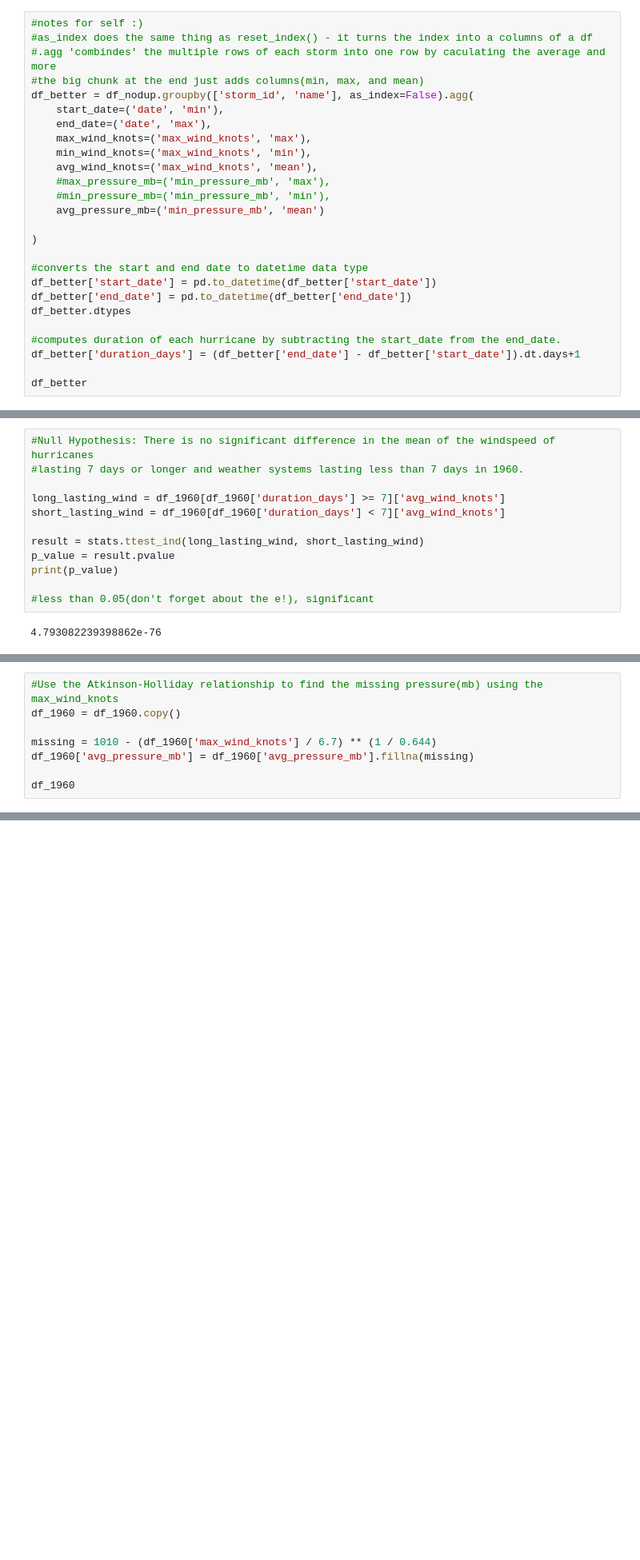
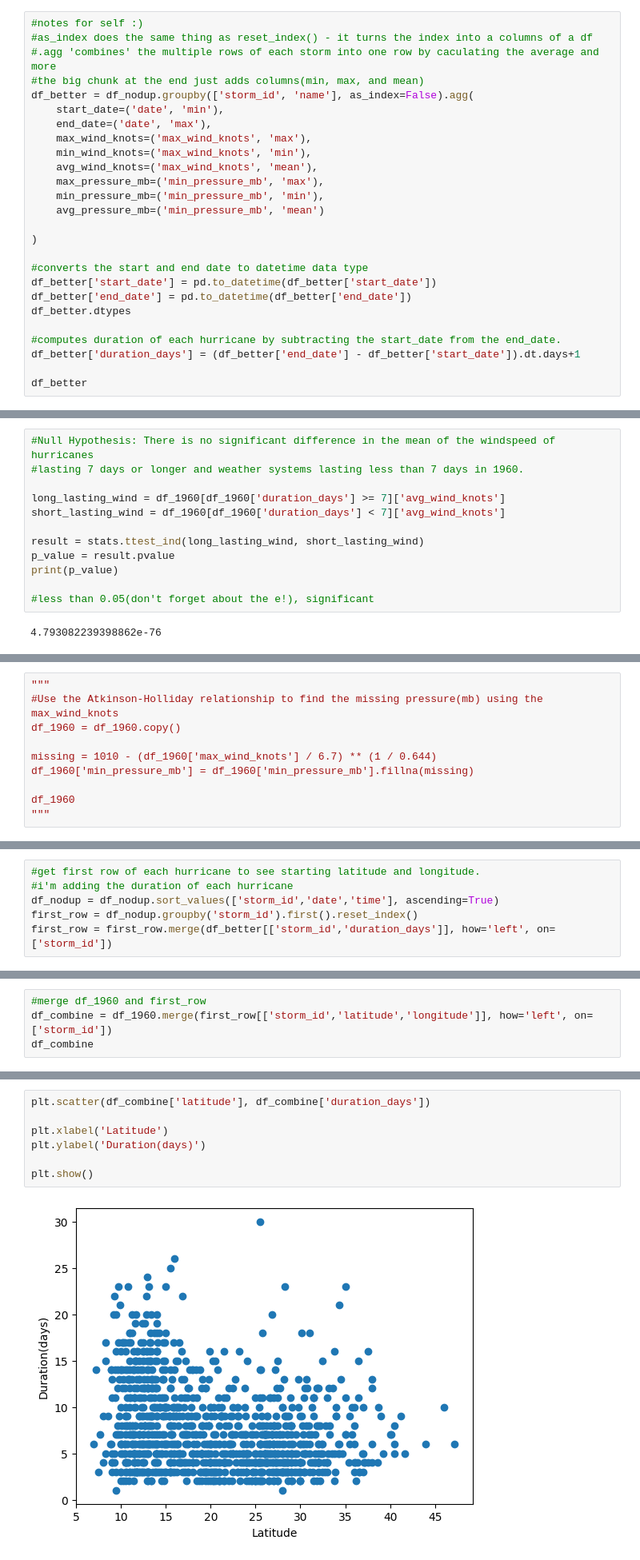
Before and after one commit to Erica4397/for_coding_camp1, a Jupyter notebook: ForCodingCampNotebook.ipynb, the cells around one changed output, grey strips where cells are left out. Shown at 80% size. Drawn from its saved outputs; the diff is of its cells as text; blank space fills up the shorter version.

```diff
--- a/ForCodingCampNotebook.ipynb
+++ b/ForCodingCampNotebook.ipynb
@@ -317,7 +322,7 @@ ____________________
 # %%
 #notes for self :)
 #as_index does the same thing as reset_index() - it turns the index into a columns of a df
-#.agg 'combindes' the multiple rows of each storm into one row by caculating the average and more
+#.agg 'combines' the multiple rows of each storm into one row by caculating the average and more
 #the big chunk at the end just adds columns(min, max, and mean)
 df_better = df_nodup.groupby(['storm_id', 'name'], as_index=False).agg(
     start_date=('date', 'min'),
@@ -325,8 +330,8 @@ df_better = df_nodup.groupby(['storm_id', 'name'], as_index=False).agg(
     max_wind_knots=('max_wind_knots', 'max'),
     min_wind_knots=('max_wind_knots', 'min'),
     avg_wind_knots=('max_wind_knots', 'mean'),
-    #max_pressure_mb=('min_pressure_mb', 'max'),
-    #min_pressure_mb=('min_pressure_mb', 'min'),
+    max_pressure_mb=('min_pressure_mb', 'max'),
+    min_pressure_mb=('min_pressure_mb', 'min'),
     avg_pressure_mb=('min_pressure_mb', 'mean')
 
 )
@@ -470,11 +475,13 @@ nan
 # %%
+"""
 #Use the Atkinson-Holliday relationship to find the missing pressure(mb) using the max_wind_knots
 df_1960 = df_1960.copy()
 
 missing = 1010 - (df_1960['max_wind_knots'] / 6.7) ** (1 / 0.644)
-df_1960['avg_pressure_mb'] = df_1960['avg_pressure_mb'].fillna(missing)
+df_1960['min_pressure_mb'] = df_1960['min_pressure_mb'].fillna(missing)
 
 df_1960
+"""
 # %% [output]
 |  | storm_id | name | start_date | end_date | max_wind_knots | min_wind_knots | avg_wind_knots | ... |
 | 109 | AL011960 | UNNAMED | 1960-06-22 | 1960-06-28 | 50 | 20 | 28.888889 | ... |
@@ -509,0 +538,6 @@ plt.plot([y_test.min(), y_test.max()], [y_test.min(), y_test.max()], color = 'bl
+# %%
+#get first row of each hurricane to see starting latitude and longitude.
+#i'm adding the duration of each hurricane
+df_nodup = df_nodup.sort_values(['storm_id','date','time'], ascending=True)
+first_row = df_nodup.groupby('storm_id').first().reset_index()
+first_row = first_row.merge(df_better[['storm_id','duration_days']], how='left', on=['storm_id'])
@@ -509,0 +566,4 @@ plt.plot([y_test.min(), y_test.max()], [y_test.min(), y_test.max()], color = 'bl
+# %%
+#merge df_1960 and first_row
+df_combine = df_1960.merge(first_row[['storm_id','latitude','longitude']], how='left', on=['storm_id'])
+df_combine
@@ -509,0 +611,9 @@ plt.plot([y_test.min(), y_test.max()], [y_test.min(), y_test.max()], color = 'bl
+# %%
+plt.scatter(df_combine['latitude'], df_combine['duration_days'])
+
+plt.xlabel('Latitude')
+plt.ylabel('Duration(days)')
+
+plt.show()
+# %% [output]
+[figure, added]
```
Also changed, not shown: parts of 19 cells of this notebook.
